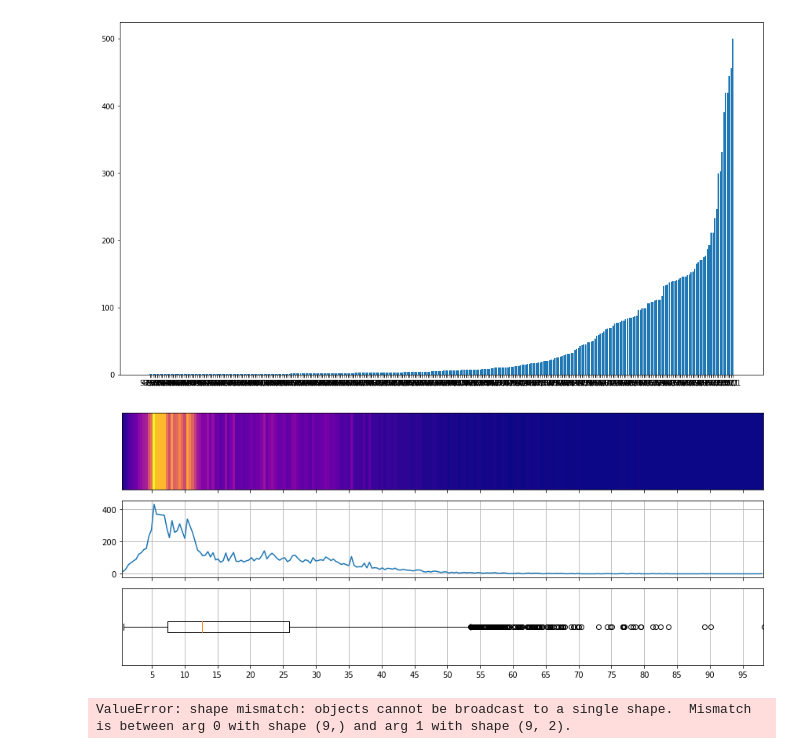
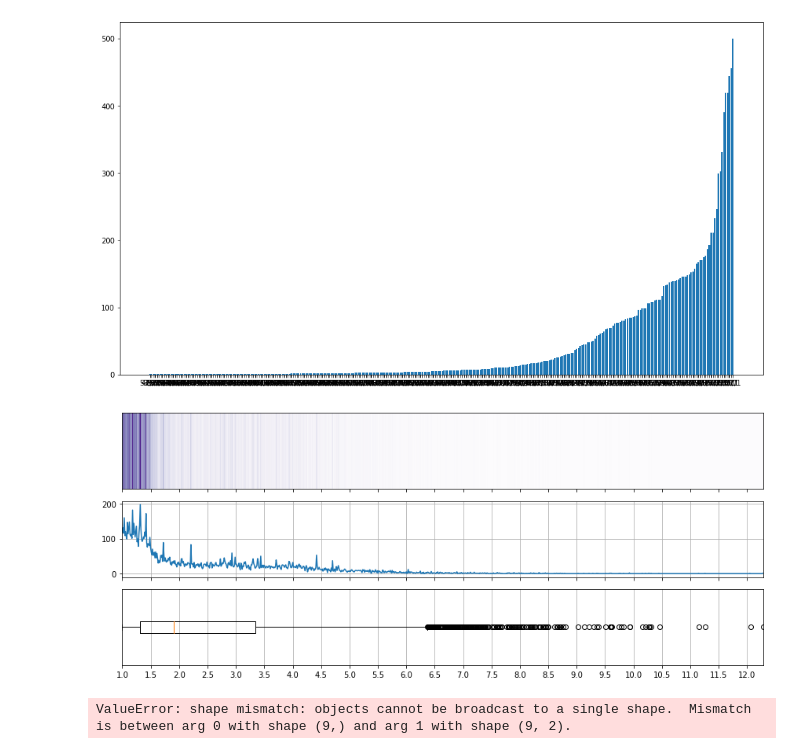
Before and after one commit to emilnebb/computer_vision-project, a Jupyter notebook: dataset_exploration/dataset_exploration.ipynb, the cells around one changed output. Saved outputs shown, nothing was run; the diff lists cells and outputs as text; code cells hidden in the pictures.

Commit message:
Fix aspect_ratio distribution plot

```diff
--- a/dataset_exploration/dataset_exploration.ipynb
+++ b/dataset_exploration/dataset_exploration.ipynb
@@ -54,38 +54,54 @@ plt.bar(*zip(*closestCommonAspectRatios))
 # %%
 import matplotlib.pyplot as plt
 from matplotlib.ticker import MultipleLocator
-import numpy as np; np.random.seed(1)
-plt.rcParams["figure.figsize"] = 5,2
+import json
+import numpy as np
+
+with open('bb_dimensions.json') as f:
+    dimensions = json.load(f)
+
+aspect_ratios = []
+for w, h, _ in dimensions:
+    if w > h:
+        aspect_ratio = w / h
+    else:
+        aspect_ratio = h / w
+
+    aspect_ratios.append(aspect_ratio)
 
 def getClosestCommonAspectRatio(ar):
     return min(common_aspect_ratios, key=lambda x:abs(x[0]-ar))[1]
 
 y, x = np.histogram(aspect_ratios, bins=250)
 x = x[:-1]
 
+# combined = list(zip(x, y))
+# combined.sort(key=lambda x: x[1])
+# print(combined[-10:])
+
 fig, (ax1, ax2, ax3) = plt.subplots(nrows=3, sharex=True, figsize=(12, 5))
 ax1.xaxis.set_major_locator(MultipleLocator(5))
 
 
 extent = [x[0]-(x[1]-x[0])/2., x[-1]+(x[1]-x[0])/2.,0,1]
-ax1.imshow(y[np.newaxis,:], cmap="plasma", aspect="auto", extent=extent)
+ax1.imshow(y[np.newaxis,:], cmap="Purples", aspect="auto", extent=extent)
 ax1.set_yticks([])
 ax1.set_xlim(extent[0], extent[1])
-ax1.xaxis.set_major_locator(MultipleLocator(5))
+ax1.xaxis.set_major_locator(MultipleLocator(0.5))
 
 ax2.grid()
 ax2.plot(x,y)
 
 ax3.grid()
 ax3.boxplot(aspect_ratios, vert=False)
 ax3.set_yticks([])
 
 
 plt.tight_layout()
 plt.savefig('aspect_ratios.pdf')
 plt.show()
 # %% [output]
-[figure, old version]
+[figure, new version]
 # %%
 with open('total_class_counters.json') as f:
     data = json.load(f)
```
Also changed, not shown: 2 other files.
